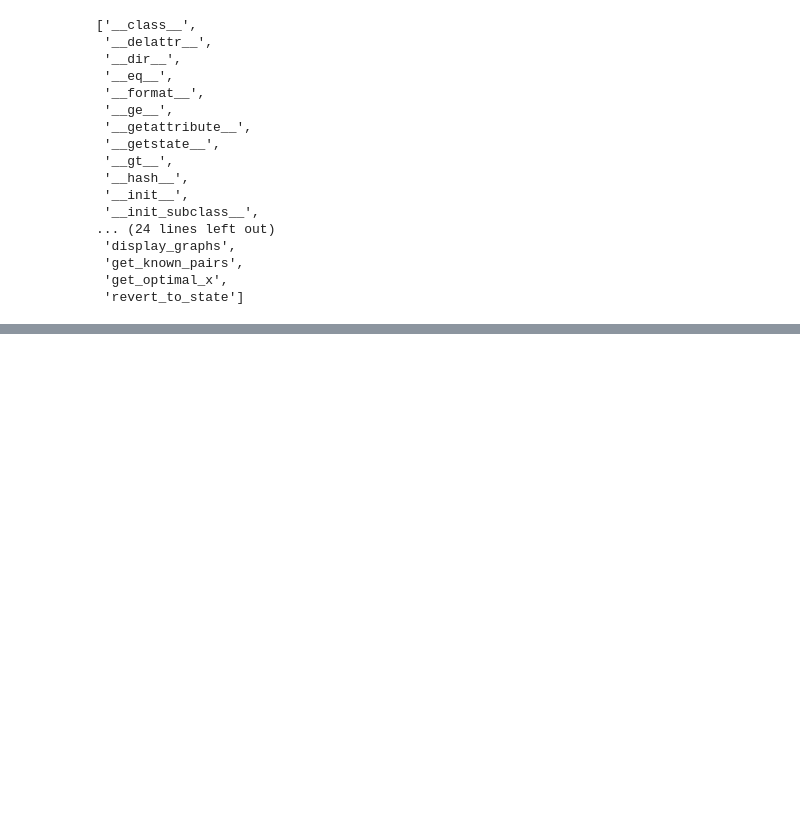
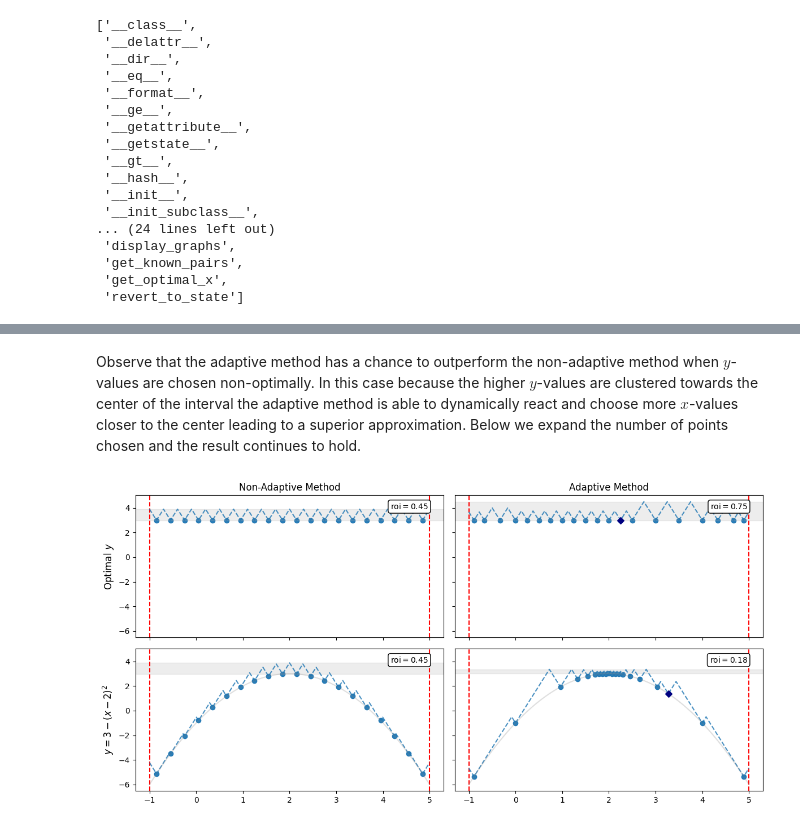
Before and after one commit to DevinGent/locating-maxima, a Jupyter notebook: tutorial.ipynb, the cells around one changed output, grey strips where cells are left out. Cells and saved outputs as stored; diff of their text form; code cells hidden in the pictures; blank space fills up the shorter version.

```diff
--- a/tutorial.ipynb
+++ b/tutorial.ipynb
@@ -377,0 +457,75 @@ fig, axs = plt.subplots(2,2,figsize=(12,6))
+# %% [markdown]
+Observe that the adaptive method has a chance to outperform the non-adaptive method when $y$-values are chosen non-optimally. In this case because the higher $y$-values are clustered towards the center of the interval the adaptive method is able to dynamically react and choose more $x$-values closer to the center leading to a superior approximation. Below we expand the number of points chosen and the result continues to hold.
+# %%
+# We create an approximator where the y-values will be chosen optimally and the x values will be chosen non-adaptively.
+# If no points are previously known, the optimal choice of y is to choose each value to be equal.
+optimal_vs_optimal=Approximator([-1,5],6,sample_function='3')
+# We now add 5 points to the approximator non-adaptively.  We use 'sample' rather than 'optimal' to ensure the y values of our two
+# functions will be similar so comparing the results is more obvious.
+optimal_vs_optimal.add_n_points(20,function_type='sample',adaptive=False)
+
+# Next we do the same to create an approximator where the x-values are chosen adaptively.
+adaptive_vs_optimal=Approximator([-1,5],6,sample_function='3')
+adaptive_vs_optimal.add_n_points(20,function_type='sample')
+
+# Now we create an approximator where the x-values are chosen non-adaptively and the y-values are chosen non-optimally
+# according to the function y=2arctan(x)+3
+optimal_vs_func=Approximator([-1,5],6,sample_function='3-pow(x-2,2)')
+optimal_vs_func.add_n_points(20,function_type='sample',adaptive=False)
+
+# Finally we create an approximator where the x-values are chosen adaptively and the y-values are chosen according to y=2arctan(x)+3.
+adaptive_vs_func=Approximator([-1,5],6,sample_function='3-pow(x-2,2)')
+adaptive_vs_func.add_n_points(20,function_type='sample')
+
+# Finally we will record the radius of information (roi) of each approximator.
+
+ovo_roi=round(optimal_vs_optimal.results_df['Radius of Information'].iloc[-1],2)
+avo_roi=round(adaptive_vs_optimal.results_df['Radius of Information'].iloc[-1],2)
+ovf_roi=round(optimal_vs_func.results_df['Radius of Information'].iloc[-1],2)
+avf_roi=round(adaptive_vs_func.results_df['Radius of Information'].iloc[-1],2)
+
+
+# To display the results we will create a figure with four graphs sharing axes.
+fig, axs = plt.subplots(2,2,figsize=(12,6),sharex=True,sharey=True)
+axs=axs.flatten()
+
+# We draw the graphs, including the shaded region to display the range of the potential maximum,
+# so that the graphs with y chosen optimally are on top and the graphs with x chosen optimally are on the right.
+optimal_vs_optimal.graphs[-1].draw_to_ax(axs[0],True)
+adaptive_vs_optimal.graphs[-1].draw_to_ax(axs[1],True)
+optimal_vs_func.graphs[-1].draw_to_ax(axs[2],True)
+adaptive_vs_func.graphs[-1].draw_to_ax(axs[3],True)
+
+# Using the xs and ys defined in the previous code block.
+axs[2].plot(xs,ys, color='gray',alpha=.25)
+axs[3].plot(xs,ys, color='gray',alpha=.25)
+
+# We title each column and row appropriately using set_title for column headings and set_ylabel for row headings.
+axs[0].set_title('Non-Adaptive Method')
+axs[0].set_ylabel(r'Optimal $y$',fontsize=12)
+axs[2].set_ylabel(r'$y=3-(x-2)^2$',fontsize=12)
+axs[1].set_title('Adaptive Method')
+# The method draw_to_ax automatically labels the ax.  By using set_title we can retitle (as above) or remove this (as below).
+axs[2].set_title('')
+axs[3].set_title('')
+
+
+axs[0].annotate(f'roi$={ovo_roi}$', xy=(.95, .95), xycoords='axes fraction',
+            size=10, ha='right', va='top',
+            bbox=dict(boxstyle='round', fc='w'))
+
+axs[1].annotate(f'roi$={avo_roi}$', xy=(.95, .95), xycoords='axes fraction',
+            size=10, ha='right', va='top',
+            bbox=dict(boxstyle='round', fc='w'))
+
+axs[2].annotate(f'roi$={ovf_roi}$', xy=(.95, .95), xycoords='axes fraction',
+            size=10, ha='right', va='top',
+            bbox=dict(boxstyle='round', fc='w'))
+
+axs[3].annotate(f'roi$={avf_roi}$', xy=(.95, .95), xycoords='axes fraction',
+            size=10, ha='right', va='top',
+            bbox=dict(boxstyle='round', fc='w'))
+plt.tight_layout()
+plt.show()
+# %% [output]
+[figure, added]
```
Also changed, not shown: parts of 11 cells of this notebook, 3 other files.
